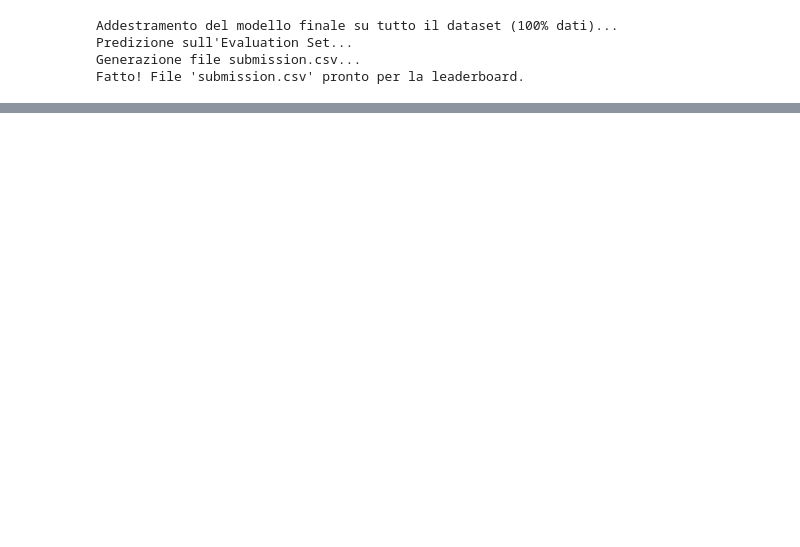
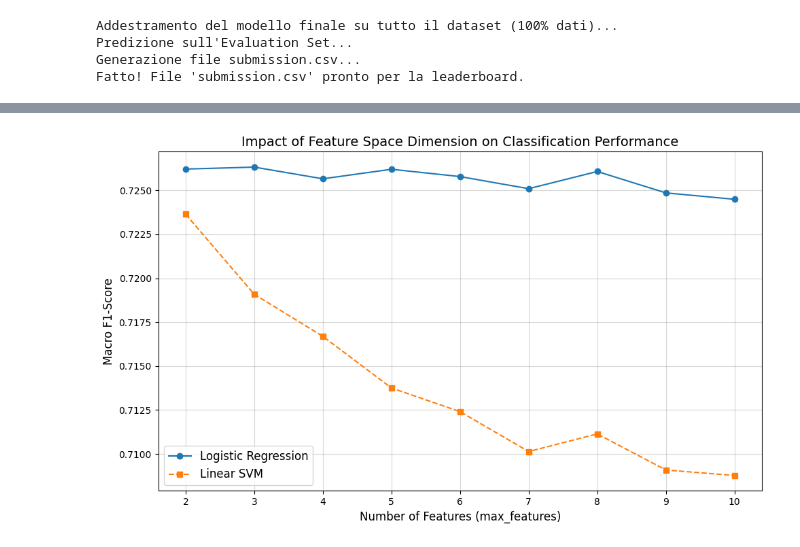
Before and after one commit to strafabio1/news-topic-classification, a Jupyter notebook: analysis.ipynb, the cells around one changed output, grey strips where cells are left out. Cells and saved outputs as stored; diff of their text form; code cells hidden in the pictures; blank space fills up the shorter version.

```diff
--- a/analysis.ipynb
+++ b/analysis.ipynb
@@ -423,0 +543,20 @@ LR:  Best Macro F1 = 0.7258 using max_features = 100000
+# %%
+# ... (codice precedente invariato)
+
+# 4. Identificazione dei migliori parametri
+# Usiamo np.argmax per trovare l'indice del valore massimo
+best_idx_svm = np.argmax(scores_svm)
+best_score_svm = scores_svm[best_idx_svm]
+best_feat_svm = max_features_list[best_idx_svm]
+
+best_idx_lr = np.argmax(scores_lr)
+best_score_lr = scores_lr[best_idx_lr]
+best_feat_lr = max_features_list[best_idx_lr]
+
+print("\n--- SENSITIVITY ANALYSIS RESULTS ---")
+print(f"SVM: Best Macro F1 = {best_score_svm:.4f} using max_features = {best_feat_svm}")
+print(f"LR:  Best Macro F1 = {best_score_lr:.4f} using max_features = {best_feat_lr}")
+
+# Suggerimento del Professore:
+# Se la differenza tra lo score a 50k e 300k è < 0.001,
+# nel report giustificate l'uso di 50k per il principio di parsimonia.
@@ -424,6 +567,6 @@ LR:  Best Macro F1 = 0.7258 using max_features = 100000
 # %%
 preprocessor.set_params(
-    txt__max_features=100000,
+    txt__max_features=best_feat_lr,
     txt__ngram_range=(1, 3),
     # Assicuriamoci che gli altri siano quelli standard usati nel loop
     txt__stop_words='english',
@@ -435,9 +578,7 @@ preprocessor.set_params(
 # max_iter=1000 serve per evitare i warning di convergenza.
 final_model = LogisticRegression(
     class_weight='balanced',
-    random_state=42,
-    C=1.0,             # Default, quello che ti ha dato 0.7258
-    solver='lbfgs',    # Default
+    random_state=42,     # Default
     max_iter=1000      # Per sicurezza
 )
 
@@ -472,0 +778,15 @@ Fatto! File 'submission.csv' pronto per la leaderboard.
+# %%
+plt.figure(figsize=(10, 6))
+plt.plot(max_df_list, scores_lr, label='Logistic Regression', marker='o', linestyle='-')
+plt.plot(max_df_list, scores_svm, label='Linear SVM', marker='s', linestyle='--')
+
+plt.title('Impact of Feature Space Dimension on Classification Performance', fontsize=14)
+plt.xlabel('Number of Features (max_features)', fontsize=12)
+plt.ylabel('Macro F1-Score', fontsize=12)
+plt.grid(True, which="both", ls="-", alpha=0.5)
+plt.legend(fontsize=12)
+#plt.xscale('log') # Fondamentale se spaziate molto i valori
+plt.tight_layout()
+plt.show()
+# %% [output]
+[figure, added]
```
Also changed, not shown: parts of 16 cells of this notebook.
